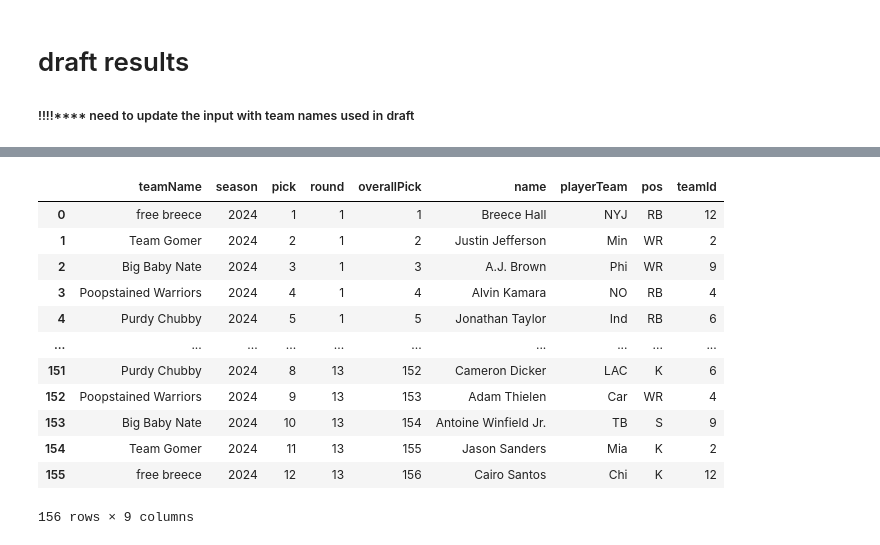
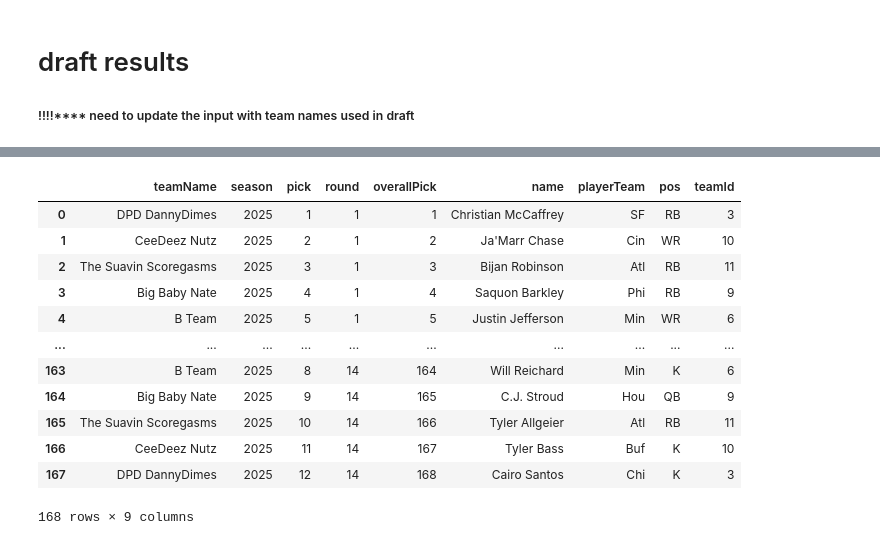
Before and after one commit to iksnizez/fantasyfootball, a Jupyter notebook: notebooks/getData_ktbDraftResults.ipynb, the cells around one changed output, grey strips where cells are left out. Saved outputs shown, nothing was run; the diff lists cells and outputs as text; code cells hidden in the pictures.

```diff
--- a/notebooks/getData_ktbDraftResults.ipynb
+++ b/notebooks/getData_ktbDraftResults.ipynb
@@ -13,12 +13,12 @@ from datetime import date
 league = 'nfl'
 export = True
 today = date.today()
-season = 2024
+season = 2025
 week = 0   # WEEK DOESNT MATTER FOR THIS NOTEBOOK SINCE ITS ONLY DRAFT
 
 league = ktbff.ktb(
     season = season,
     week = week,
-    database_export = False,
-    store_locally = True
+    database_export = export,
+    store_locally = export
 )
@@ -53,16 +53,16 @@ league.get_draft_results(
 # %%
-league.df_draft_results
+league.draft_results
 # %% [output]
 |  | teamName | season | pick | round | overallPick | name | playerTeam | pos | teamId |
-| 0 | free breece | 2024 | 1 | 1 | 1 | Breece Hall | NYJ | RB | 12 |
-| 1 | Team Gomer | 2024 | 2 | 1 | 2 | Justin Jefferson | Min | WR | 2 |
-| 2 | Big Baby Nate | 2024 | 3 | 1 | 3 | A.J. Brown | Phi | WR | 9 |
-| 3 | Poopstained Warriors | 2024 | 4 | 1 | 4 | Alvin Kamara | NO | RB | 4 |
-| 4 | Purdy Chubby | 2024 | 5 | 1 | 5 | Jonathan Taylor | Ind | RB | 6 |
+| 0 | DPD DannyDimes | 2025 | 1 | 1 | 1 | Christian McCaffrey | SF | RB | 3 |
+| 1 | CeeDeez Nutz | 2025 | 2 | 1 | 2 | Ja'Marr Chase | Cin | WR | 10 |
+| 2 | The Suavin Scoregasms | 2025 | 3 | 1 | 3 | Bijan Robinson | Atl | RB | 11 |
+| 3 | Big Baby Nate | 2025 | 4 | 1 | 4 | Saquon Barkley | Phi | RB | 9 |
+| 4 | B Team | 2025 | 5 | 1 | 5 | Justin Jefferson | Min | WR | 6 |
 | ... | ... | ... | ... | ... | ... | ... | ... | ... | ... |
-| 151 | Purdy Chubby | 2024 | 8 | 13 | 152 | Cameron Dicker | LAC | K | 6 |
-| 152 | Poopstained Warriors | 2024 | 9 | 13 | 153 | Adam Thielen | Car | WR | 4 |
-| 153 | Big Baby Nate | 2024 | 10 | 13 | 154 | Antoine Winfield Jr. | TB | S | 9 |
-| 154 | Team Gomer | 2024 | 11 | 13 | 155 | Jason Sanders | Mia | K | 2 |
-| 155 | free breece | 2024 | 12 | 13 | 156 | Cairo Santos | Chi | K | 12 |
+| 163 | B Team | 2025 | 8 | 14 | 164 | Will Reichard | Min | K | 6 |
+| 164 | Big Baby Nate | 2025 | 9 | 14 | 165 | C.J. Stroud | Hou | QB | 9 |
+| 165 | The Suavin Scoregasms | 2025 | 10 | 14 | 166 | Tyler Allgeier | Atl | RB | 11 |
+| 166 | CeeDeez Nutz | 2025 | 11 | 14 | 167 | Tyler Bass | Buf | K | 10 |
+| 167 | DPD DannyDimes | 2025 | 12 | 14 | 168 | Cairo Santos | Chi | K | 3 |
-156 rows × 9 columns
+168 rows × 9 columns
```
Also changed, not shown: parts of 3 cells of this notebook, 10 other files.
